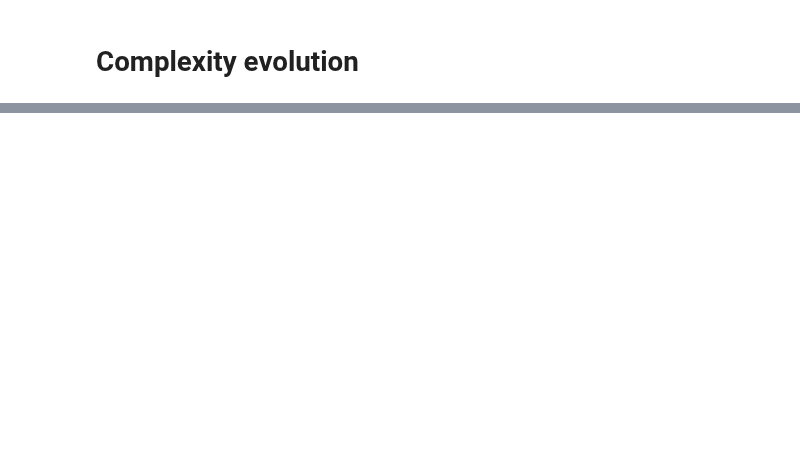
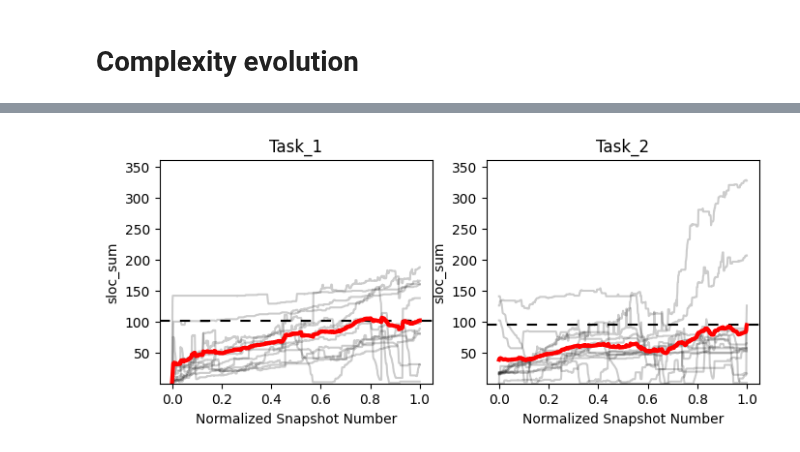
Before and after one commit to konstantgr/jupyter-logs-analysis, a Jupyter notebook: analysis/complexity_analysis.ipynb, the cells around one changed output, grey strips where cells are left out. Saved outputs shown, nothing was run; the diff lists cells and outputs as text; code cells hidden in the pictures; blank space fills up the shorter version.

```diff
--- a/analysis/complexity_analysis.ipynb
+++ b/analysis/complexity_analysis.ipynb
@@ -125,0 +98,3 @@ ax.plot(notebooks_metrics.groupby('kernel_id').get_group("0033f76c-6179-4fb4-a9c
+# %%
+kernel_notebook_name_mapping = df_hack[['kernel_id', 'notebook_name']].drop_duplicates(subset='kernel_id', keep='last')
+kernel_notebook_name_mapping.head()
@@ -125,0 +108,4 @@ ax.plot(notebooks_metrics.groupby('kernel_id').get_group("0033f76c-6179-4fb4-a9c
+# %%
+notebook_metrics_with_names = pd.merge(notebooks_metrics, kernel_notebook_name_mapping, on='kernel_id')
+notebook_metrics_with_names['task'] = notebook_metrics_with_names.notebook_name.apply(lambda name: 'Task_2' if 'task2' in name else 'Task_1')
+notebook_metrics_with_names.head()
@@ -125,0 +119,34 @@ ax.plot(notebooks_metrics.groupby('kernel_id').get_group("0033f76c-6179-4fb4-a9c
+# %%
+_, (ax1, ax2) = plt.subplots(1, 2, figsize=(8, 3))
+metric_name = 'sloc_sum'
+task_ax_mapping = {'Task_1': ax1, 'Task_2': ax2}
+mean_curve = {'Task_1': [], 'Task_2': []}
+
+size_threshold = 200
+mn, mx = np.inf, -np.inf
+for (task, kernel_id), g in notebook_metrics_with_names.groupby(['task', 'kernel_id']):
+    if g.shape[0] < size_threshold:
+        continue
+
+    x, y = continuous_transform(g.snap_num, g[metric_name], normalize=True)
+    mean_curve[task].append(y)
+
+    mn = y.min() if y.min() < mn else mn
+    mx = y.max() if y.max() > mx else mx
+
+    task_ax_mapping[task].plot(x, y, color='k', alpha=0.2)
+
+for task, curves in mean_curve.items():
+    y = np.sum(curves, axis=0) / len(curves)
+    x = np.linspace(0, 1, len(y))
+
+    task_ax_mapping[task].axhline(y[-1], color='k', ls=(0, (5, 5)))
+    task_ax_mapping[task].plot(x, y, color='r', lw=3)
+
+for task, ax in task_ax_mapping.items():
+    ax.set_ylim(mn*0.9, mx*1.1)
+    ax.set_xlabel('Normalized Snapshot Number')
+    ax.set_ylabel(metric_name)
+    ax.set_title(task)
+# %% [output]
+[figure, added]
```
Also changed, not shown: parts of 7 cells of this notebook.
